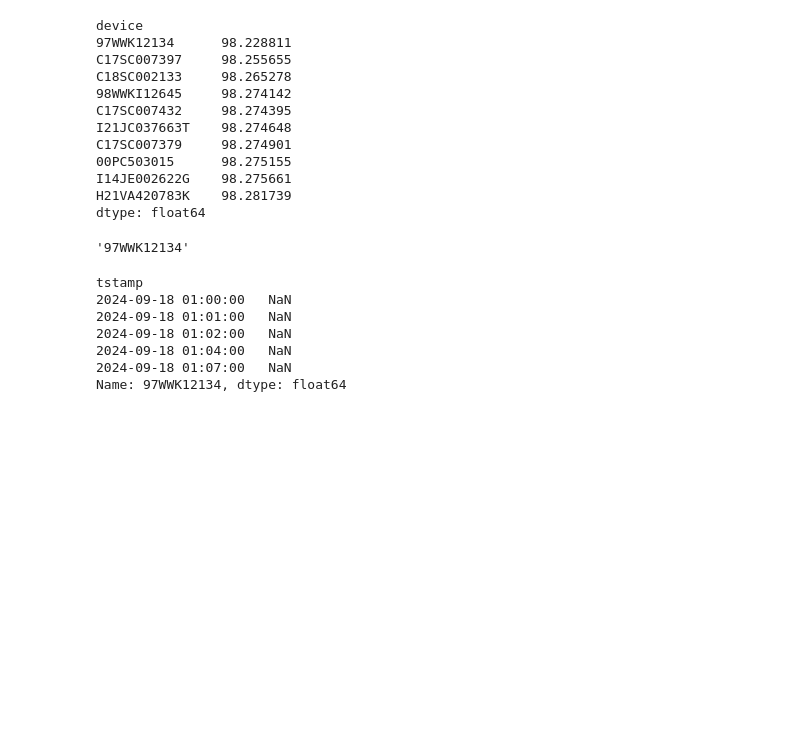
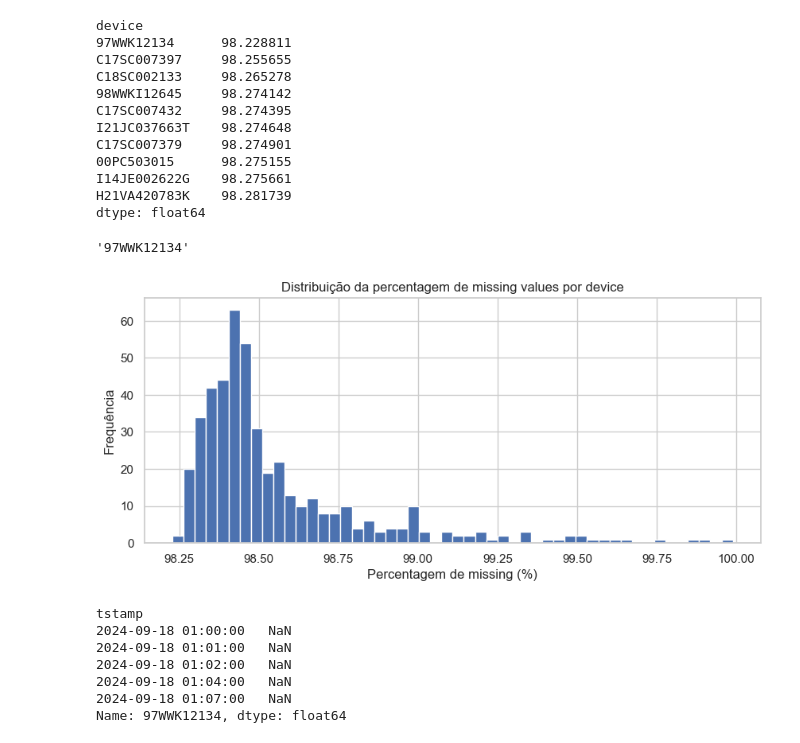
Before and after one commit to guize35/ts-anomaly-detection-dissertation, a Jupyter notebook: notebooks/exploracao_agua.ipynb, the cells around one changed output. Cells and saved outputs as stored; diff of their text form; code cells hidden in the pictures; blank space fills up the shorter version.

```diff
--- a/notebooks/exploracao_agua.ipynb
+++ b/notebooks/exploracao_agua.ipynb
@@ -203,6 +203,15 @@ device_exemplo = missing_pct_agua.sort_values().index[0]
 device_exemplo
 # %% [output]
 '97WWK12134'
+# %%
+plt.figure(figsize=(10,4))
+plt.hist(missing_pct_agua, bins=50)
+plt.title("Distribuição da percentagem de missing values por device")
+plt.xlabel("Percentagem de missing (%)")
+plt.ylabel("Frequência")
+plt.show()
+# %% [output]
+[figure, added]
 # %%
 serie_exemplo_agua = df_pivot_agua[device_exemplo]
 
```
